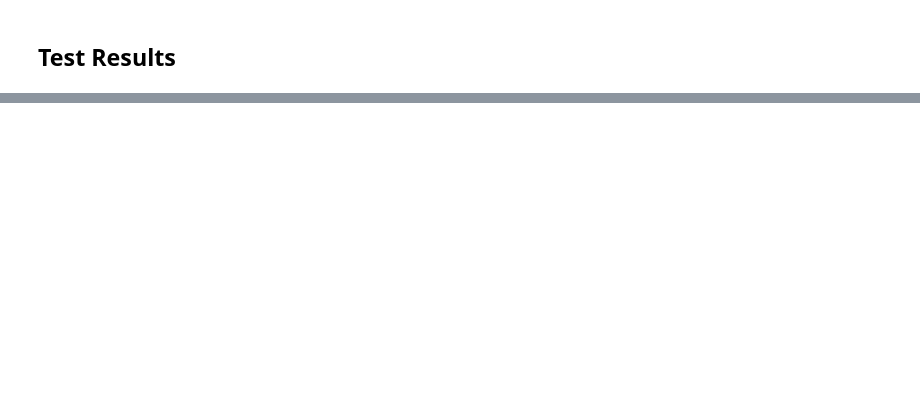
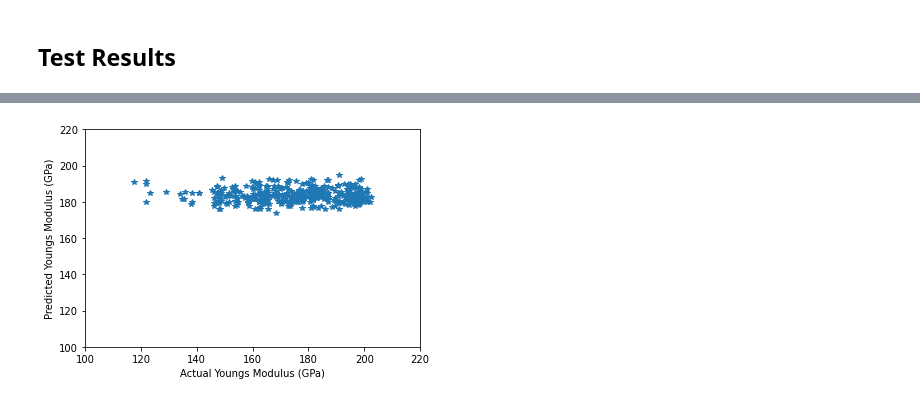
Before and after one commit to dalbyryan3/cs-6955-deep-learning-final-project, a Jupyter notebook: PorousMaterialImageToYoungsModulusNet.ipynb, the cells around one changed output, grey strips where cells are left out. Drawn from its saved outputs; the diff is of its cells as text; code cells hidden in the pictures; blank space fills up the shorter version.

```diff
--- a/PorousMaterialImageToYoungsModulusNet.ipynb
+++ b/PorousMaterialImageToYoungsModulusNet.ipynb
@@ -353,0 +435,27 @@ Best val set model: test total sqrt(MSE) = 359.90465917774463GPa, test avg sqrt(
+# %%
+def get_PorousMaterialImageToYoungsModulusNet_labelsandpredictions(model, evaluation_dataloader, criterion):
+    model.eval()
+    model = model.to(device=device)
+    total_MSE = 0
+    num_vals = 0
+    labels = []
+    pred_labels = []
+    with torch.no_grad():
+        for eval_val in evaluation_dataloader:
+            feat, label, = eval_val
+            feat = feat.to(dtype=dtype, device=device)
+            labels.append(label.to(dtype=dtype, device=device))
+
+            pred_labels.append(torch.flatten(model(feat)))
+
+    return pred_labels, labels
+# %%
+test_pred_label, test_act_label = get_PorousMaterialImageToYoungsModulusNet_labelsandpredictions(best_model, test_loader, criterion)
+plt.plot(test_act_label,test_pred_label,'*')
+plt.xlim(100,220)
+plt.ylim(100,220)
+plt.xlabel('Actual Youngs Modulus (GPa)')
+plt.ylabel('Predicted Youngs Modulus (GPa)')
+plt.show()
+# %% [output]
+[figure, added]
```
Also changed, not shown: parts of 15 cells of this notebook, 1 other file.
